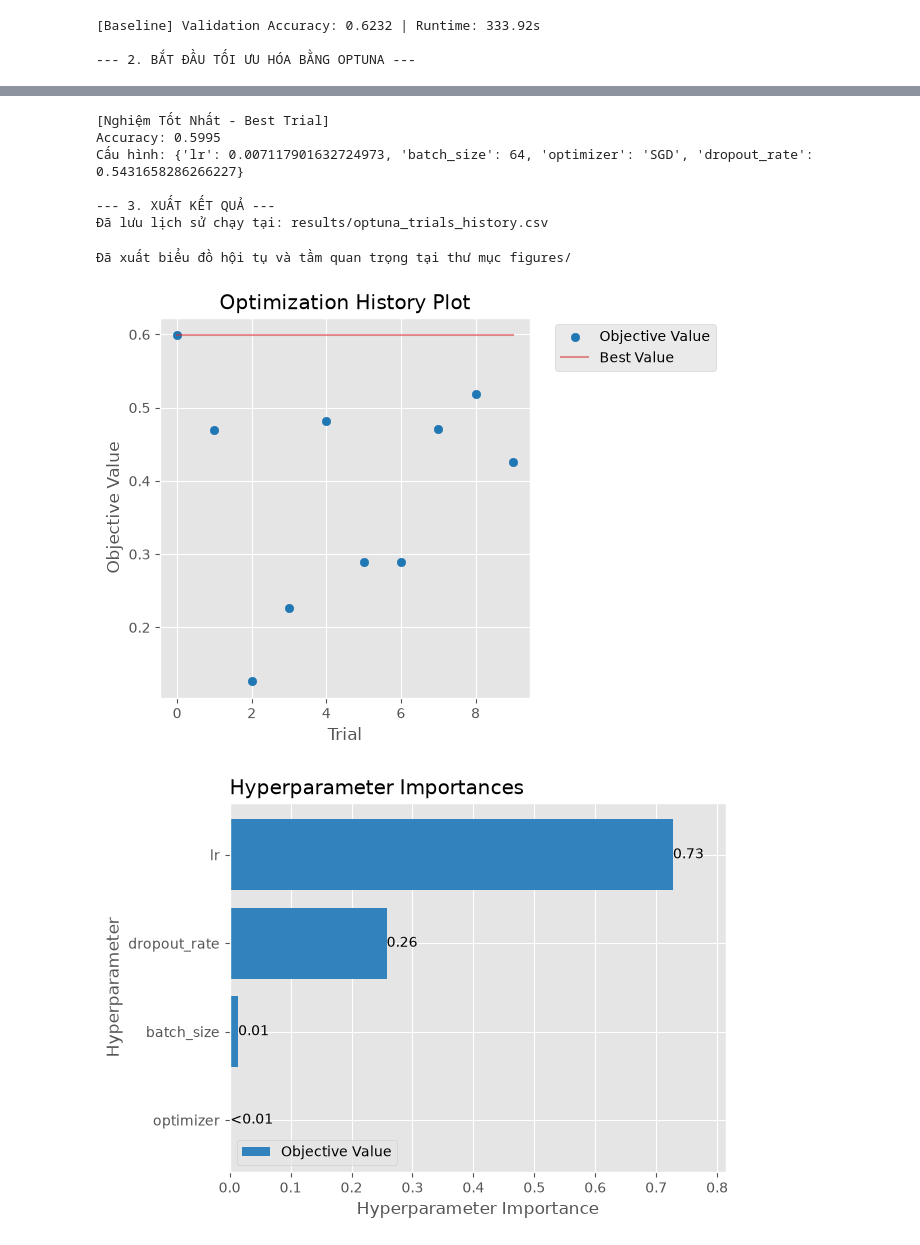
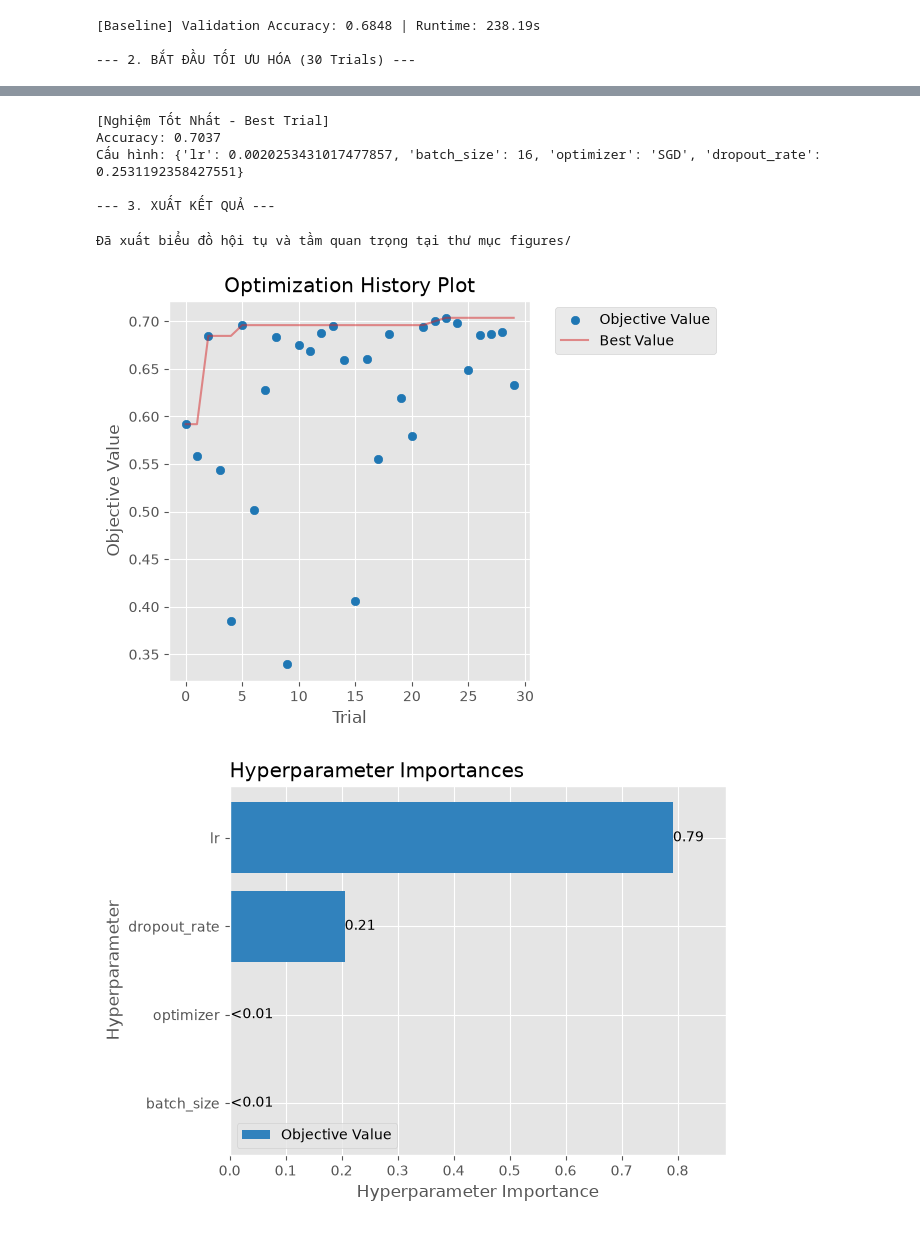
Before and after one commit to Nhien676/optimization-cnn-hpo-, a Jupyter notebook: notebooks/cnn_hpo.ipynb, the cells around one changed output, grey strips where cells are left out. Drawn from its saved outputs; the diff is of its cells as text; code cells hidden in the pictures.

Commit message:
Update final 30-trial results (Trial #23, 70.37% val) and test evaluation

```diff
--- a/notebooks/cnn_hpo.ipynb
+++ b/notebooks/cnn_hpo.ipynb
@@ -13,12 +13,10 @@ import torchvision.transforms as transforms
 import optuna
 from optuna.visualization.matplotlib import plot_optimization_history, plot_param_importances
 
-# 1. Tạo các thư mục lưu trữ theo chuẩn Portfolio
 os.makedirs("data", exist_ok=True)
 os.makedirs("results", exist_ok=True)
 os.makedirs("figures", exist_ok=True)
 
-# 2. Cố định Seed đảm bảo tính tái lập (Reproducibility)
 def set_seed(seed=42):
     random.seed(seed)
     np.random.seed(seed)
@@ -33,7 +31,6 @@ set_seed(42)
 device = torch.device("cuda" if torch.cuda.is_available() else "cpu")
 print(f"Đang sử dụng thiết bị: {device}")
 
-# 3. Tải và Xử lý Dữ liệu CIFAR-10
 def get_data_loaders(batch_size):
     transform = transforms.Compose([
         transforms.ToTensor(),
@@ -41,7 +38,6 @@ def get_data_loaders(batch_size):
     ])
     trainset = torchvision.datasets.CIFAR10(root='./data', train=True, download=True, transform=transform)
 
-    # Chia 80% Train / 20% Validation (Không đụng vào Test set)
     train_size = int(0.8 * len(trainset))
     val_size = len(trainset) - train_size
     train_dataset, val_dataset = torch.utils.data.random_split(
@@ -52,7 +48,6 @@ def get_data_loaders(batch_size):
     valloader = torch.utils.data.DataLoader(val_dataset, batch_size=batch_size, shuffle=False)
     return trainloader, valloader
 
-# 4. Kiến trúc Mô hình CNN (Biến x: dropout_rate)
 class SimpleCNN(nn.Module):
     def __init__(self, dropout_rate=0.5):
         super(SimpleCNN, self).__init__()
@@ -73,8 +68,7 @@ class SimpleCNN(nn.Module):
         x = self.fc2(x)
         return x
 
-# 5. Hàm Huấn luyện & Đánh giá
-def train_and_evaluate(model, trainloader, valloader, optimizer, criterion, epochs=3):
+def train_and_evaluate(model, trainloader, valloader, optimizer, criterion, epochs):
     model.to(device)
     best_val_acc = 0.0
     start_time = time.time()
@@ -106,22 +100,20 @@ def train_and_evaluate(model, trainloader, valloader, optimizer, criterion, epoc
     runtime = time.time() - start_time
     return best_val_acc, runtime
 
-# 6. Khởi chạy Baseline làm mốc so sánh
-print("\n--- 1. CHẠY CẤU HÌNH BASELINE ---")
+print("\n--- 1. CHẠY CẤU HÌNH BASELINE (10 Epochs) ---")
 set_seed(42)
 trainloader_base, valloader_base = get_data_loaders(batch_size=32)
 baseline_model = SimpleCNN(dropout_rate=0.5)
 criterion = nn.CrossEntropyLoss()
 baseline_optimizer = optim.Adam(baseline_model.parameters(), lr=1e-3)
 
+# Đã tăng epochs lên 10
 baseline_acc, baseline_time = train_and_evaluate(
-    baseline_model, trainloader_base, valloader_base, baseline_optimizer, criterion, epochs=3
+    baseline_model, trainloader_base, valloader_base, baseline_optimizer, criterion, epochs=10
 )
 print(f"[Baseline] Validation Accuracy: {baseline_acc:.4f} | Runtime: {baseline_time:.2f}s")
 
-# 7. Tối ưu hóa siêu tham số (HPO) với Optuna
 def objective(trial):
-    # Ràng buộc miền tìm kiếm (Search Space)
     lr = trial.suggest_float("lr", 1e-5, 1e-2, log=True)
     batch_size = trial.suggest_categorical("batch_size", [16, 32, 64])
     optimizer_name = trial.suggest_categorical("optimizer", ["Adam", "RMSprop", "SGD"])
@@ -137,23 +129,21 @@ def objective(trial):
     else:
         optimizer = optim.SGD(model.parameters(), lr=lr, momentum=0.9)
 
-    # Hàm mục tiêu: Cực đại hóa Validation Accuracy
-    val_acc, _ = train_and_evaluate(model, trainloader, valloader, optimizer, criterion, epochs=3)
+    # Đã tăng epochs lên 10
+    val_acc, _ = train_and_evaluate(model, trainloader, valloader, optimizer, criterion, epochs=10)
     return val_acc
 
-print("\n--- 2. BẮT ĐẦU TỐI ƯU HÓA BẰNG OPTUNA ---")
+print("\n--- 2. BẮT ĐẦU TỐI ƯU HÓA (30 Trials) ---")
 study = optuna.create_study(direction="maximize", study_name="cnn_hpo_study")
-study.optimize(objective, n_trials=10)  # Chạy nháp 10 lần thử
+study.optimize(objective, n_trials=30)  # Đã tăng số lần thử lên 30
 
 print("\n[Nghiệm Tốt Nhất - Best Trial]")
 print(f"Accuracy: {study.best_trial.value:.4f}")
 print("Cấu hình:", study.best_trial.params)
 
-# 8. Xuất dữ liệu Log và Biểu đồ chuẩn bị cho Báo cáo
 df_results = study.trials_dataframe()
 df_results.to_csv("results/optuna_trials_history.csv", index=False)
 print("\n--- 3. XUẤT KẾT QUẢ ---")
-print("Đã lưu lịch sử chạy tại: results/optuna_trials_history.csv")
 
 fig_history = plot_optimization_history(study)
 fig_history.figure.savefig("figures/optimization_history.png", bbox_inches='tight')
@@ -170,3 +159,3 @@ print("Đã xuất biểu đồ hội tụ và tầm quan trọng tại thư m
-[Baseline] Validation Accuracy: 0.6232 | Runtime: 333.92s
+[Baseline] Validation Accuracy: 0.6848 | Runtime: 238.19s
 
---- 2. BẮT ĐẦU TỐI ƯU HÓA BẰNG OPTUNA ---
+--- 2. BẮT ĐẦU TỐI ƯU HÓA (30 Trials) ---
@@ -183,12 +179,11 @@ print("Đã xuất biểu đồ hội tụ và tầm quan trọng tại thư m
 [Nghiệm Tốt Nhất - Best Trial]
-Accuracy: 0.5995
-Cấu hình: {'lr': 0.007117901632724973, 'batch_size': 64, 'optimizer': 'SGD', 'dropout_rate': 0.5431658286266227}
+Accuracy: 0.7037
+Cấu hình: {'lr': 0.0020253431017477857, 'batch_size': 16, 'optimizer': 'SGD', 'dropout_rate': 0.2531192358427551}
 
 --- 3. XUẤT KẾT QUẢ ---
-Đã lưu lịch sử chạy tại: results/optuna_trials_history.csv
 Đã xuất biểu đồ hội tụ và tầm quan trọng tại thư mục figures/
-[figure, old version]
+[figure, new version]
-[figure, old version]
+[figure, new version]
 # %%
 !pip install torch torchvision optuna pandas matplotlib scikit-learn
 # %% [output]
```
Also changed, not shown: parts of 4 cells of this notebook, 3 other files.
